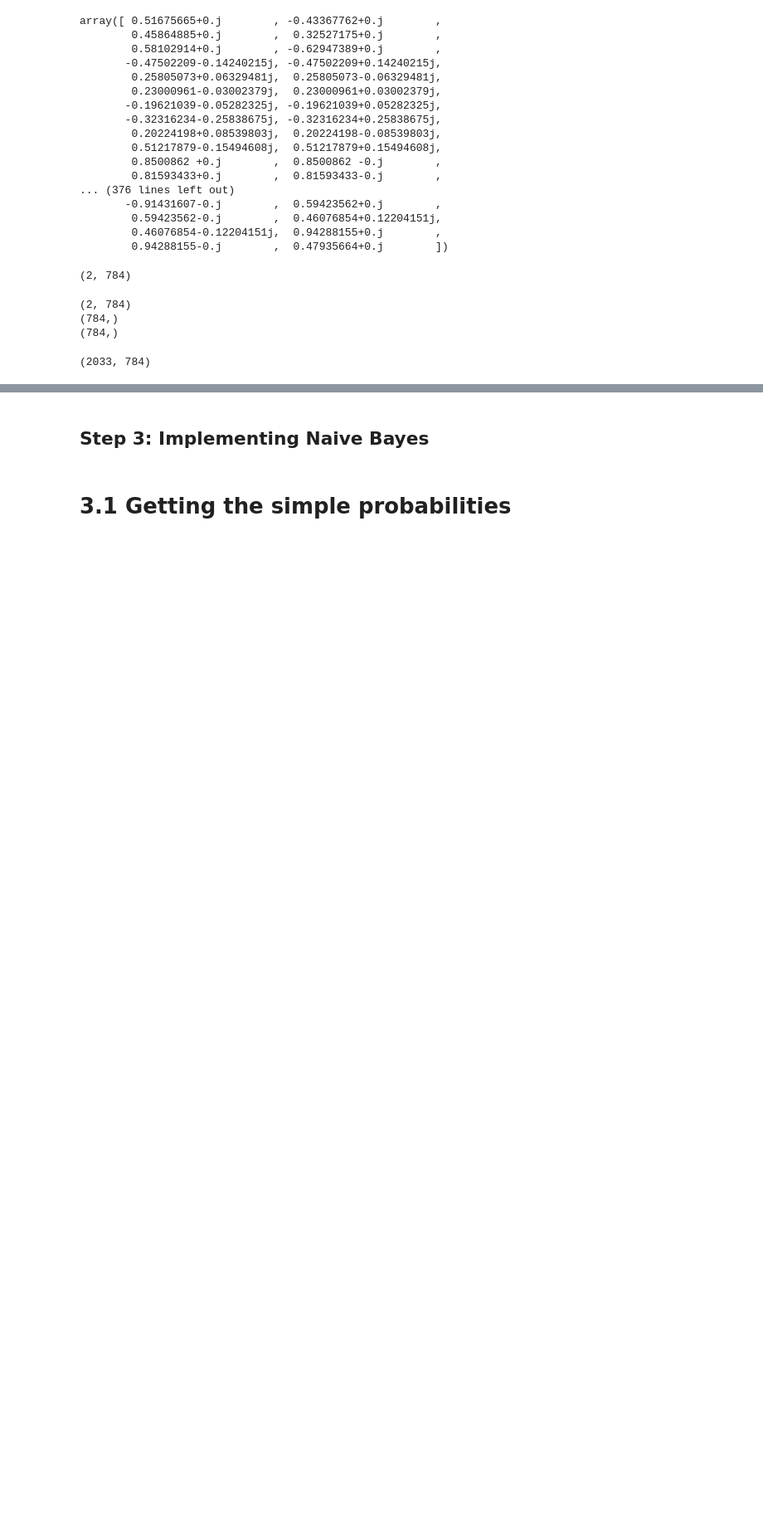
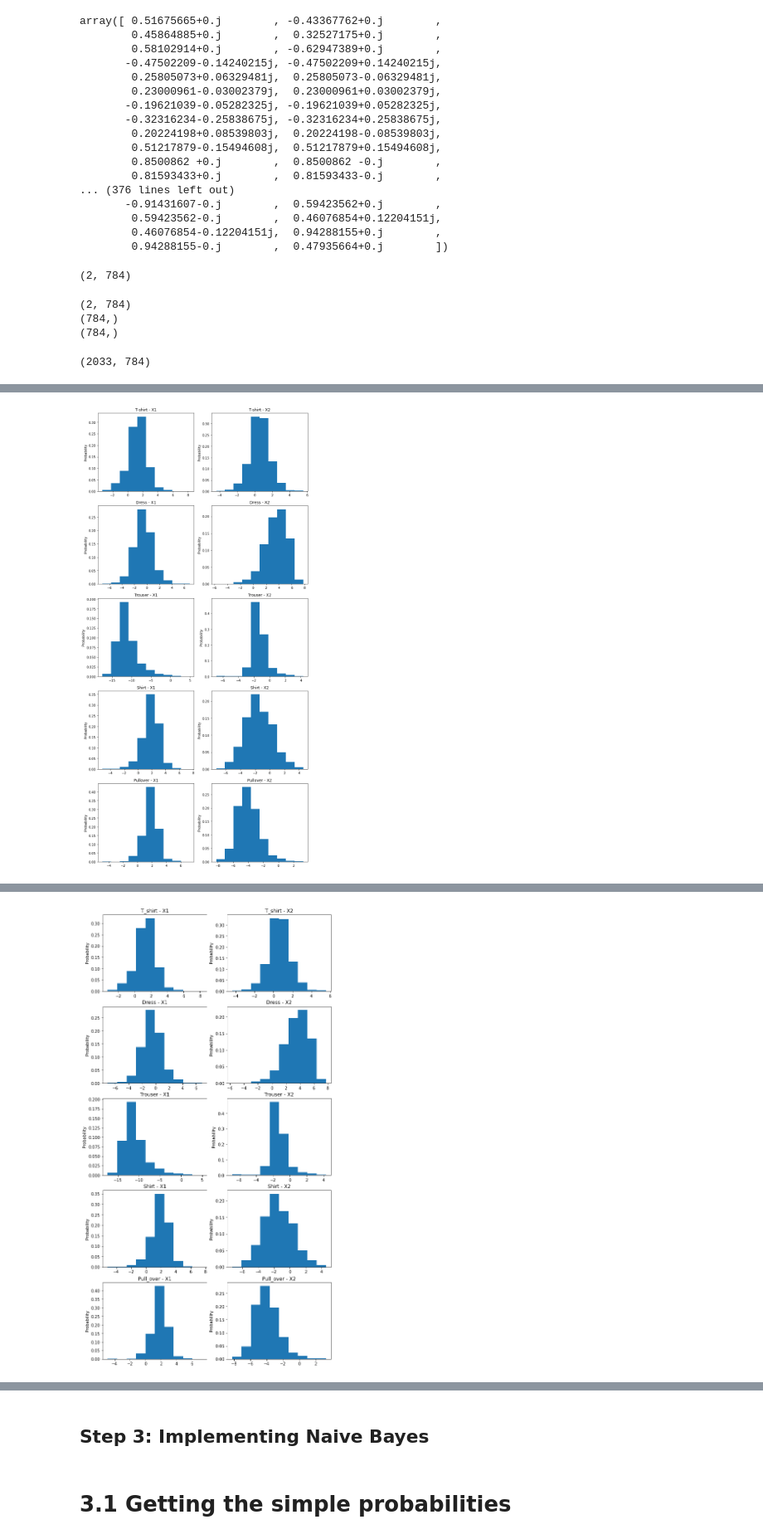
Before and after one commit to PetyaPetrova96/clasifying-clothing-types-, a Jupyter notebook: steps.ipynb, the cells around one changed output, grey strips where cells are left out. Shown at 83% size. Drawn from its saved outputs; the diff is of its cells as text; code cells hidden in the pictures; blank space fills up the shorter version.

```diff
--- a/steps.ipynb
+++ b/steps.ipynb
@@ -352,0 +435,66 @@ SyntaxError: invalid syntax (4168385536.py, line 5)
+# %%
+categories = ['T-shirt', 'Dress', 'Trouser', 'Shirt', 'Pullover']
+x1_data = [tshirt_proj_x1, dress_proj_x1, trouser_proj_x1, shirts_proj_x1, pullover_proj_x1]
+x2_data = [tshirt_proj_x2, dress_proj_x2, trouser_proj_x2, shirts_proj_x2, pullover_proj_x2]
+
+fig, axs = plt.subplots(5, 2, figsize=(10, 20))
+
+for i in range(5):
+    axs[i, 0].hist(x1_data[i], density=1)
+    axs[i, 0].set_title(f'{categories[i]} - X1')
+    axs[i, 0].set_ylabel('Probability')
+
+    axs[i, 1].hist(x2_data[i], density=1)
+    axs[i, 1].set_title(f'{categories[i]} - X2')
+    axs[i, 1].set_ylabel('Probability')
+
+plt.tight_layout()
+plt.show()
+
+def get_prob(target1,target2):
+    categories = ['T_shirt', 'Dress', 'Trouser', 'Shirt', 'Pull_over']
+    x1_data = [tshirt_proj_x1, dress_proj_x1, trouser_proj_x1, shirts_proj_x1, pullover_proj_x1]
+    x2_data = [tshirt_proj_x2, dress_proj_x2, trouser_proj_x2, shirts_proj_x2, pullover_proj_x2]
+    fig, axs = plt.subplots(5, 2, figsize=(10, 20))
+    results = {}
+
+    for i in range(5):
+        k,bins,patches = axs[i, 0].hist(x1_data[i], density=1)
+        bin_index = np.digitize(target1,bins)
+        axs[i, 0].set_title(f'{categories[i]} - X1')
+        axs[i, 0].set_ylabel('Probability')
+
+        if 0<bin_index<len(bins):
+            binprob1 = k[bin_index-1]
+        else:
+            binprob1 = 0
+
+        k,bins,patches = axs[i, 1].hist(x2_data[i], density=1)
+        bin_index = np.digitize(target2,bins)
+        axs[i, 1].set_title(f'{categories[i]} - X2')
+        axs[i, 1].set_ylabel('Probability')
+
+        if 0<bin_index<len(bins):
+            binprob2 = k[bin_index-1]
+        else:
+            binprob2 = 0
+        print(f'probability x1: {binprob1} and probability x2: {binprob2}')
+
+        class_simp_prob = simpprob[categories[i]]
+        print(f'probability of {categories[i]}: {class_simp_prob}')
+
+        probabilitet = binprob1*binprob2*class_simp_prob
+        print(probabilitet)
+
+        results[categories[i]] = probabilitet
+
+    print(results)
+    max_key = max(results, key=results.get)
+    max_value = results[max_key]
+    #plt.tight_layout()
+    #plt.show()
+    return max_key, max_value
+
+print(get_prob(-12.595485172315364,-2.065827173553574))
+# %% [output]
+[figure, added]
@@ -352,0 +518 @@ SyntaxError: invalid syntax (4168385536.py, line 5)
+[figure, added]
```
Also changed, not shown: parts of 9 cells of this notebook.
